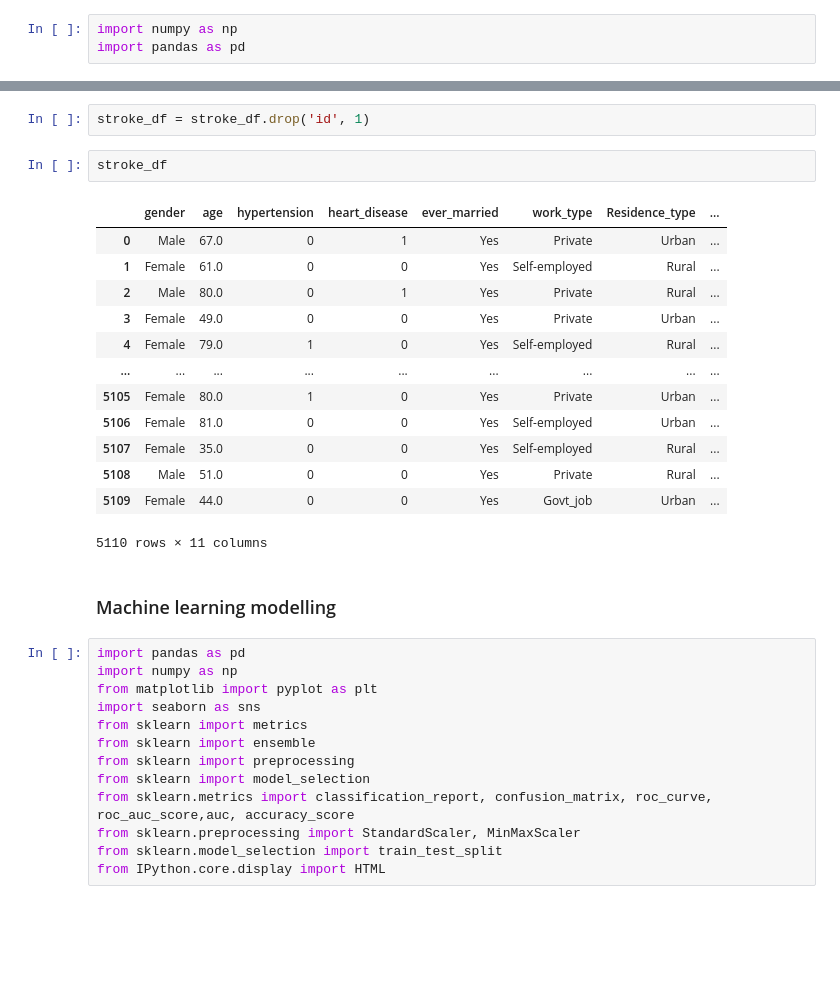
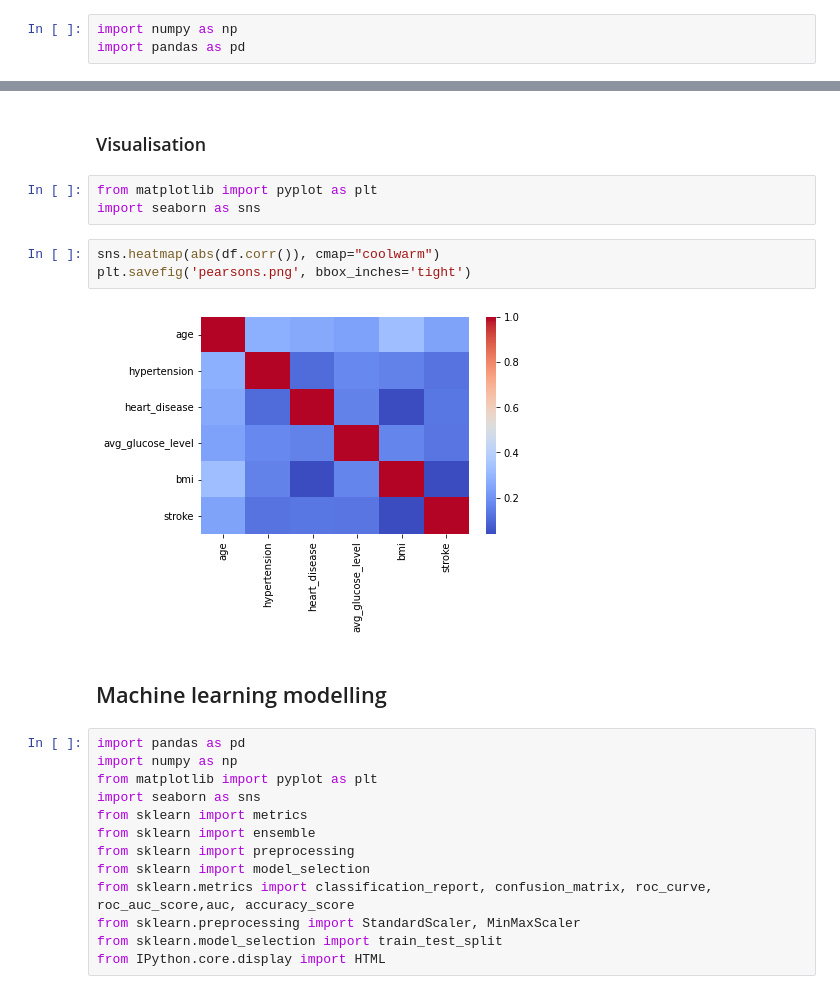
Before and after one commit to meng-86/Project-4, a Jupyter notebook: Stroke_model_3.ipynb, the cells around one changed output, grey strips where cells are left out. Cells and saved outputs as stored; diff of their text form; blank space fills up the shorter version.

```diff
--- a/Stroke_model_3.ipynb
+++ b/Stroke_model_3.ipynb
@@ -97,23 +127,15 @@ stroke_df.head()
-# %%
-stroke_df = stroke_df.drop('id', 1)
-# %%
-stroke_df
-# %% [output]
-|  | gender | age | hypertension | heart_disease | ever_married | work_type | Residence_type | ... |
-| 0 | Male | 67.0 | 0 | 1 | Yes | Private | Urban | ... |
-| 1 | Female | 61.0 | 0 | 0 | Yes | Self-employed | Rural | ... |
-| 2 | Male | 80.0 | 0 | 1 | Yes | Private | Rural | ... |
-| 3 | Female | 49.0 | 0 | 0 | Yes | Private | Urban | ... |
-| 4 | Female | 79.0 | 1 | 0 | Yes | Self-employed | Rural | ... |
-| ... | ... | ... | ... | ... | ... | ... | ... | ... |
-| 5105 | Female | 80.0 | 1 | 0 | Yes | Private | Urban | ... |
-| 5106 | Female | 81.0 | 0 | 0 | Yes | Self-employed | Urban | ... |
-| 5107 | Female | 35.0 | 0 | 0 | Yes | Self-employed | Rural | ... |
-| 5108 | Male | 51.0 | 0 | 0 | Yes | Private | Rural | ... |
-| 5109 | Female | 44.0 | 0 | 0 | Yes | Govt_job | Urban | ... |
-5110 rows × 11 columns
+# %% [markdown]
+### Visualisation
+# %%
+from matplotlib import pyplot as plt
+import seaborn as sns
+# %%
+sns.heatmap(abs(df.corr()), cmap="coolwarm")
+plt.savefig('pearsons.png', bbox_inches='tight')
+# %% [output]
+[figure, added]
 # %% [markdown]
-### Machine learning modelling
+## Machine learning modelling
 # %%
 import pandas as pd
 import numpy as np
```
Also changed, not shown: parts of 26 cells of this notebook.
